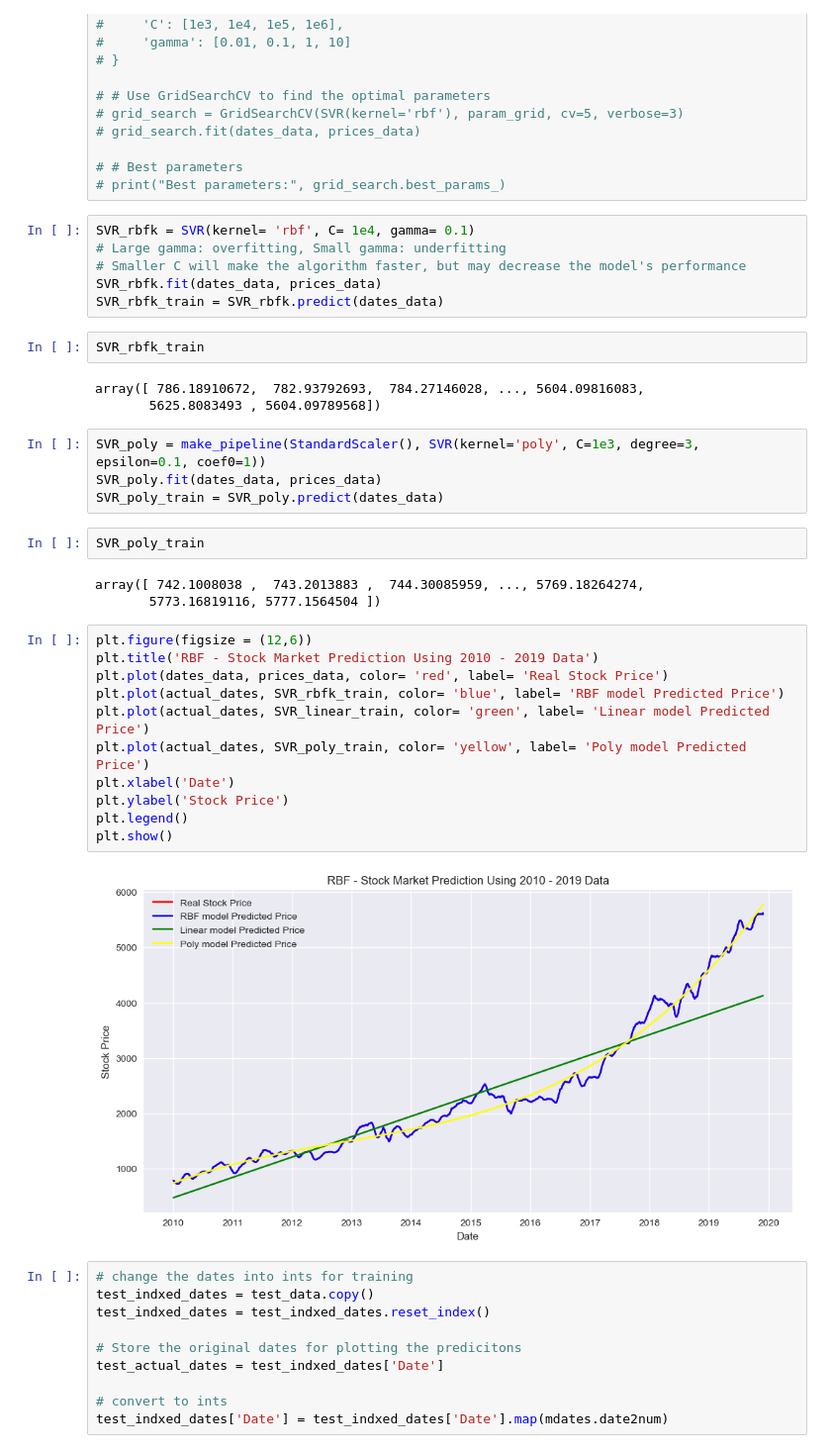
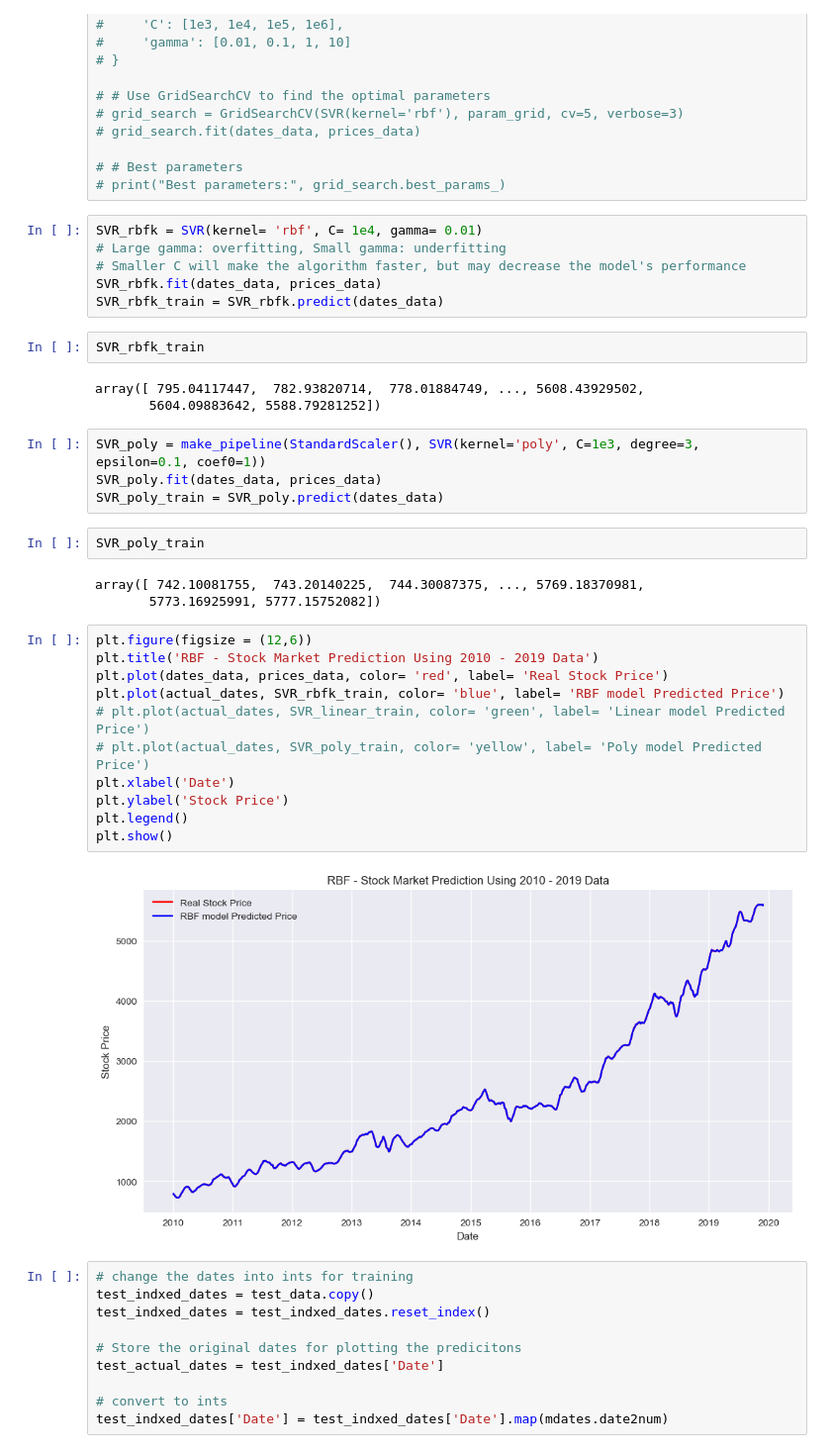
Before and after one commit to minseo0718/DS340W-Research, a Jupyter notebook: Stock_Market_Prediction_MA+SVM.ipynb, the cells around one changed output. Shown at 99% size. Saved outputs shown, nothing was run; the diff lists cells and outputs as text.

```diff
--- a/Stock_Market_Prediction_MA+SVM.ipynb
+++ b/Stock_Market_Prediction_MA+SVM.ipynb
@@ -432,7 +432,7 @@ array([ 476.59428933,  477.60413463,  478.61397995, ..., 4126.17524596,
 # # Best parameters
 # print("Best parameters:", grid_search.best_params_)
 # %%
-SVR_rbfk = SVR(kernel= 'rbf', C= 1e4, gamma= 0.1)
+SVR_rbfk = SVR(kernel= 'rbf', C= 1e4, gamma= 0.01)
 # Large gamma: overfitting, Small gamma: underfitting
 # Smaller C will make the algorithm faster, but may decrease the model's performance
 SVR_rbfk.fit(dates_data, prices_data)
@@ -440,8 +440,8 @@ SVR_rbfk_train = SVR_rbfk.predict(dates_data)
 # %%
 SVR_rbfk_train
 # %% [output]
-array([ 786.18910672,  782.93792693,  784.27146028, ..., 5604.09816083,
-       5625.8083493 , 5604.09789568])
+array([ 795.04117447,  782.93820714,  778.01884749, ..., 5608.43929502,
+       5604.09883642, 5588.79281252])
 # %%
 SVR_poly = make_pipeline(StandardScaler(), SVR(kernel='poly', C=1e3, degree=3, epsilon=0.1, coef0=1))
 SVR_poly.fit(dates_data, prices_data)
@@ -449,21 +449,21 @@ SVR_poly_train = SVR_poly.predict(dates_data)
 # %%
 SVR_poly_train
 # %% [output]
-array([ 742.1008038 ,  743.2013883 ,  744.30085959, ..., 5769.18264274,
-       5773.16819116, 5777.1564504 ])
+array([ 742.10081755,  743.20140225,  744.30087375, ..., 5769.18370981,
+       5773.16925991, 5777.15752082])
 # %%
 plt.figure(figsize = (12,6))
 plt.title('RBF - Stock Market Prediction Using 2010 - 2019 Data')
 plt.plot(dates_data, prices_data, color= 'red', label= 'Real Stock Price')
 plt.plot(actual_dates, SVR_rbfk_train, color= 'blue', label= 'RBF model Predicted Price')
-plt.plot(actual_dates, SVR_linear_train, color= 'green', label= 'Linear model Predicted Price')
-plt.plot(actual_dates, SVR_poly_train, color= 'yellow', label= 'Poly model Predicted Price')
+# plt.plot(actual_dates, SVR_linear_train, color= 'green', label= 'Linear model Predicted Price')
+# plt.plot(actual_dates, SVR_poly_train, color= 'yellow', label= 'Poly model Predicted Price')
 plt.xlabel('Date')
 plt.ylabel('Stock Price')
 plt.legend()
 plt.show()
 # %% [output]
-[figure, old version]
+[figure, new version]
 # %%
 # change the dates into ints for training
 test_indxed_dates = test_data.copy()
```
Also changed, not shown: parts of 17 cells of this notebook, 1 other file.
